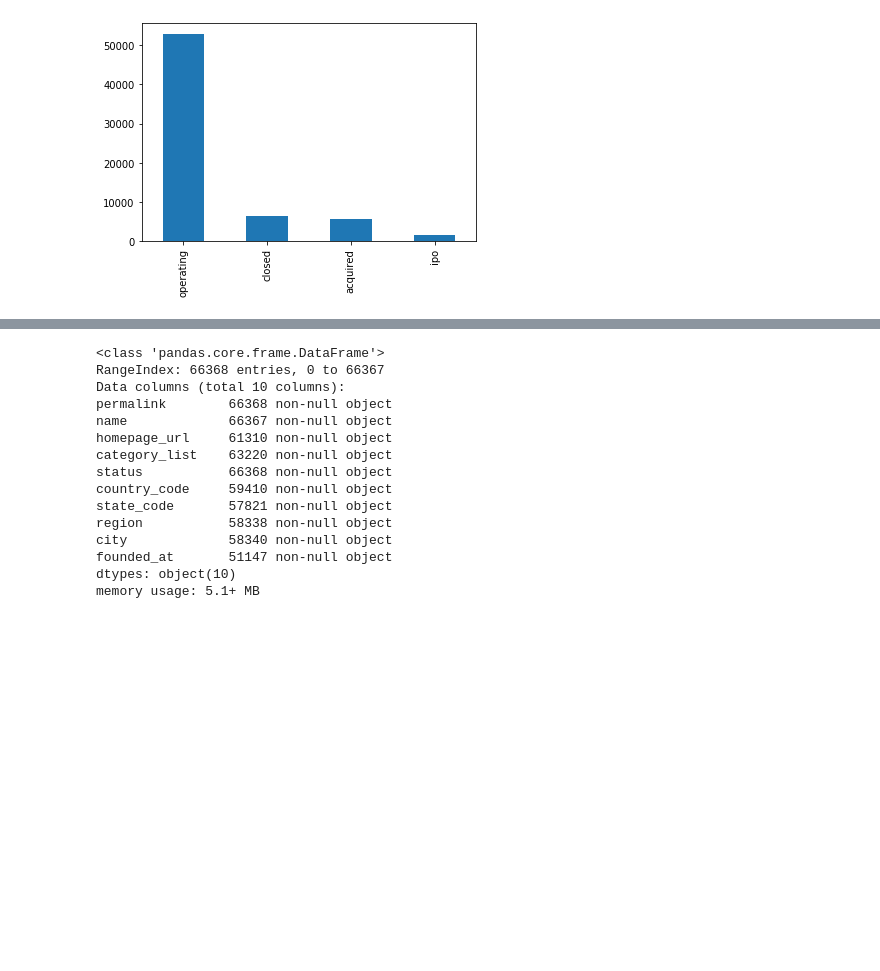
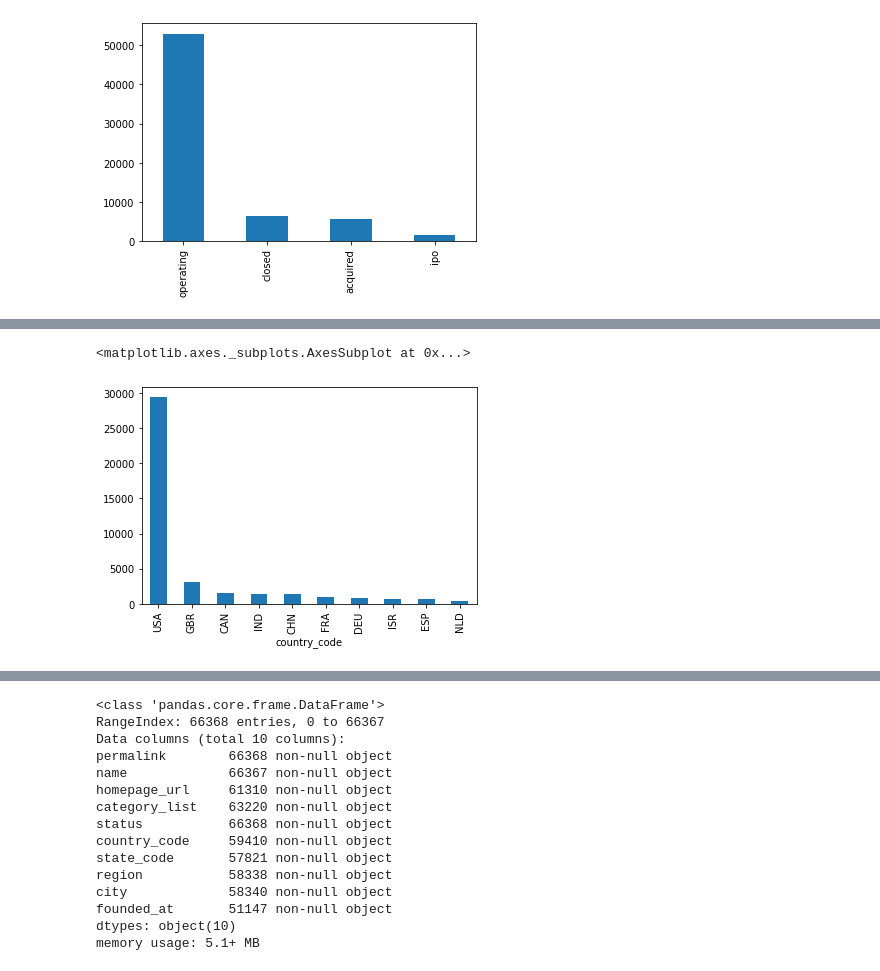
Before and after one commit to Akshaychikara/Company-s-Investment-Strategy---DS-Problem, a Jupyter notebook: Comapny's Investment Strategy.ipynb, the cells around one changed output, grey strips where cells are left out. Saved outputs shown, nothing was run; the diff lists cells and outputs as text; code cells hidden in the pictures; blank space fills up the shorter version.

```diff
--- a/Comapny's Investment Strategy.ipynb
+++ b/Comapny's Investment Strategy.ipynb
@@ -86,0 +97,5 @@ pandas.core.groupby.generic.DataFrameGroupBy
+# %%
+comp_operating.plot(kind='bar')
+# %% [output]
+<matplotlib.axes._subplots.AxesSubplot at 0x...>
+[figure, added]
```
Also changed, not shown: parts of 10 cells of this notebook.
